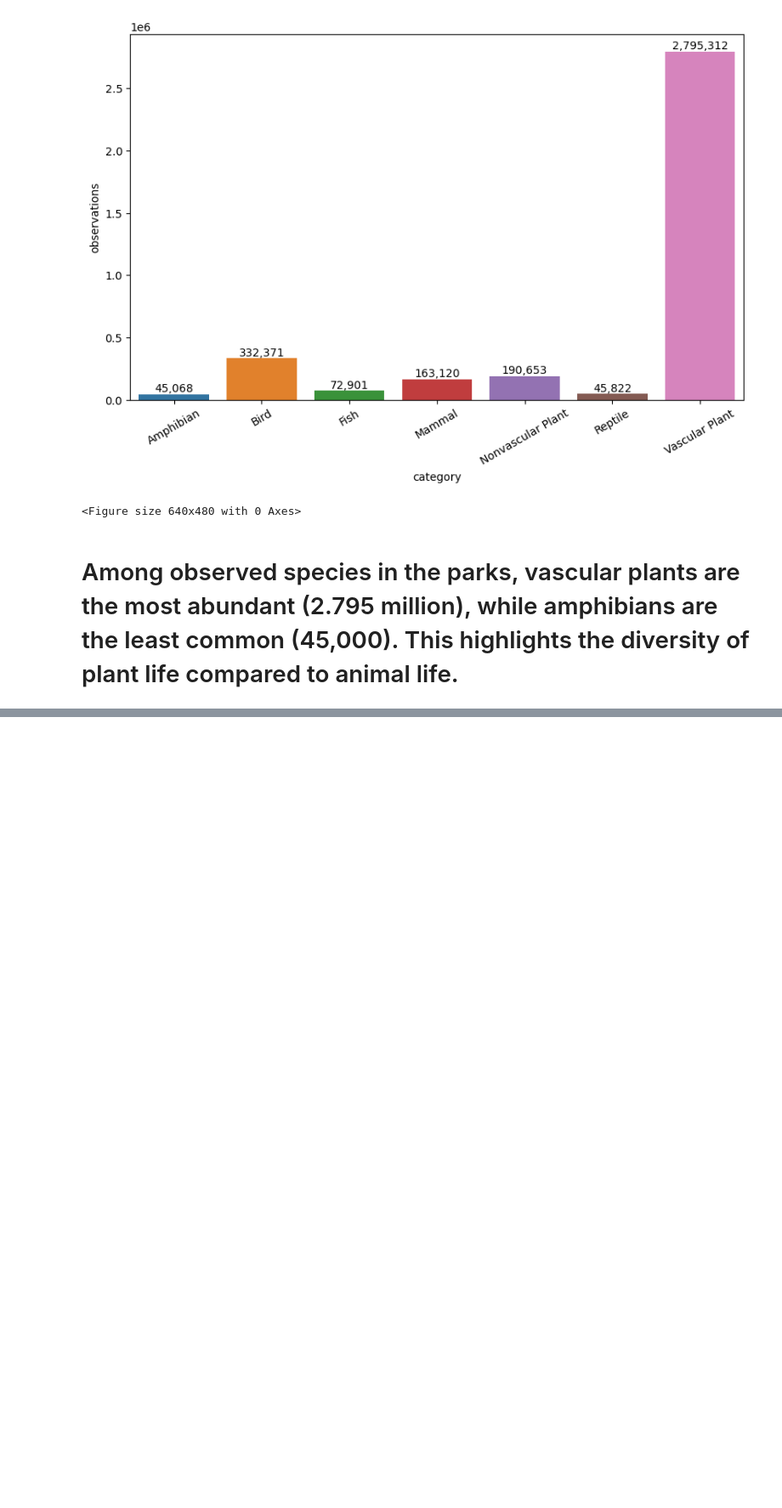
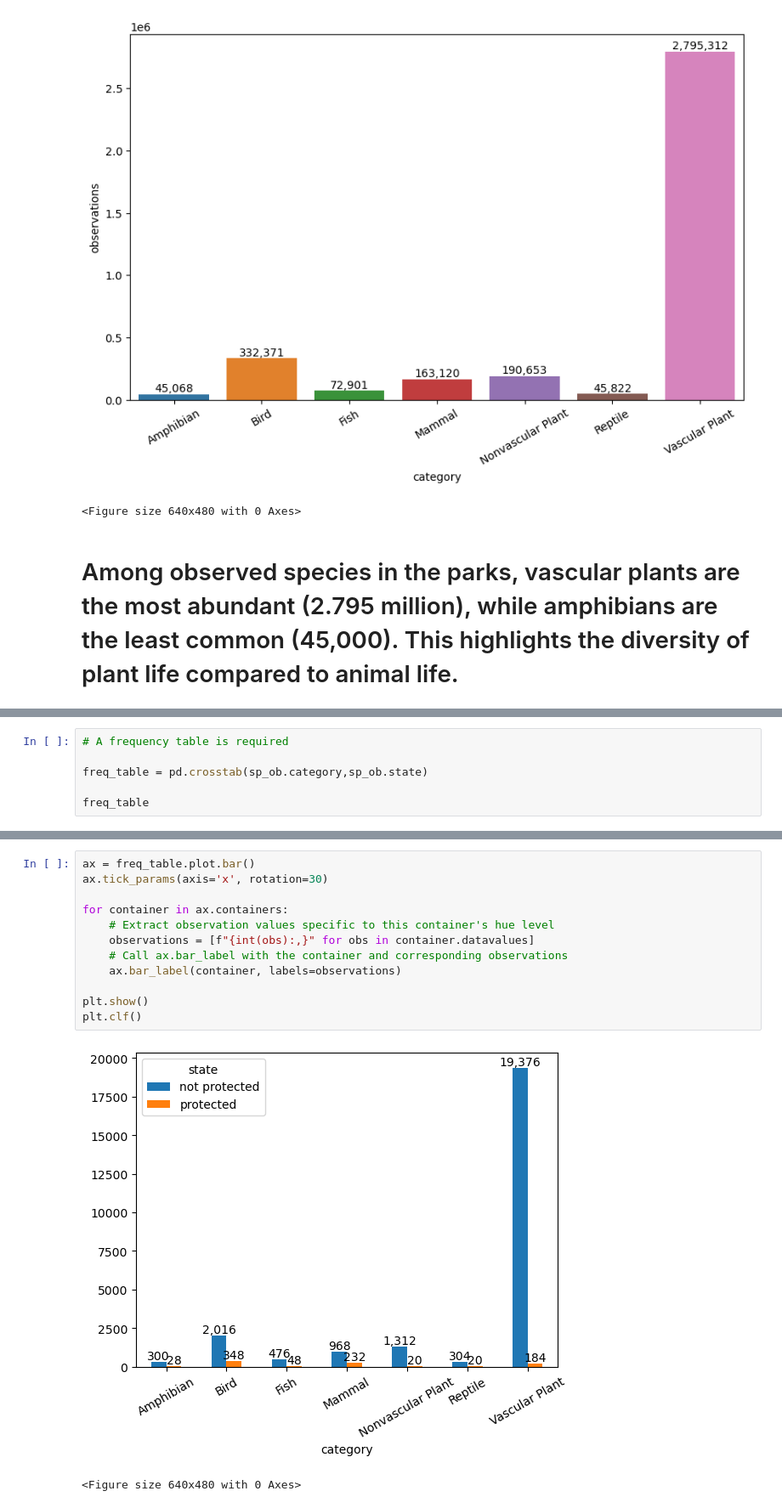
Before and after one commit to YSKAA423/Biodiversity-in-National-Parks, a Jupyter notebook: biodiversity.ipynb, the cells around one changed output, grey strips where cells are left out. Shown: that part at 85% size. Drawn from its saved outputs; the diff is of its cells as text; blank space fills up the shorter version.

```diff
--- a/biodiversity.ipynb
+++ b/biodiversity.ipynb
@@ -420,0 +424,6 @@ plt.clf()
+# %%
+# A frequency table is required
+
+freq_table = pd.crosstab(sp_ob.category,sp_ob.state)
+
+freq_table
@@ -420,0 +440,15 @@ plt.clf()
+# %%
+ax = freq_table.plot.bar()
+ax.tick_params(axis='x', rotation=30)
+
+for container in ax.containers:
+    # Extract observation values specific to this container's hue level
+    observations = [f"{int(obs):,}" for obs in container.datavalues]
+    # Call ax.bar_label with the container and corresponding observations
+    ax.bar_label(container, labels=observations)
+
+plt.show()
+plt.clf()
+# %% [output]
+[figure, added]
+<Figure size 640x480 with 0 Axes>
```
Also changed, not shown: parts of 22 cells of this notebook.
